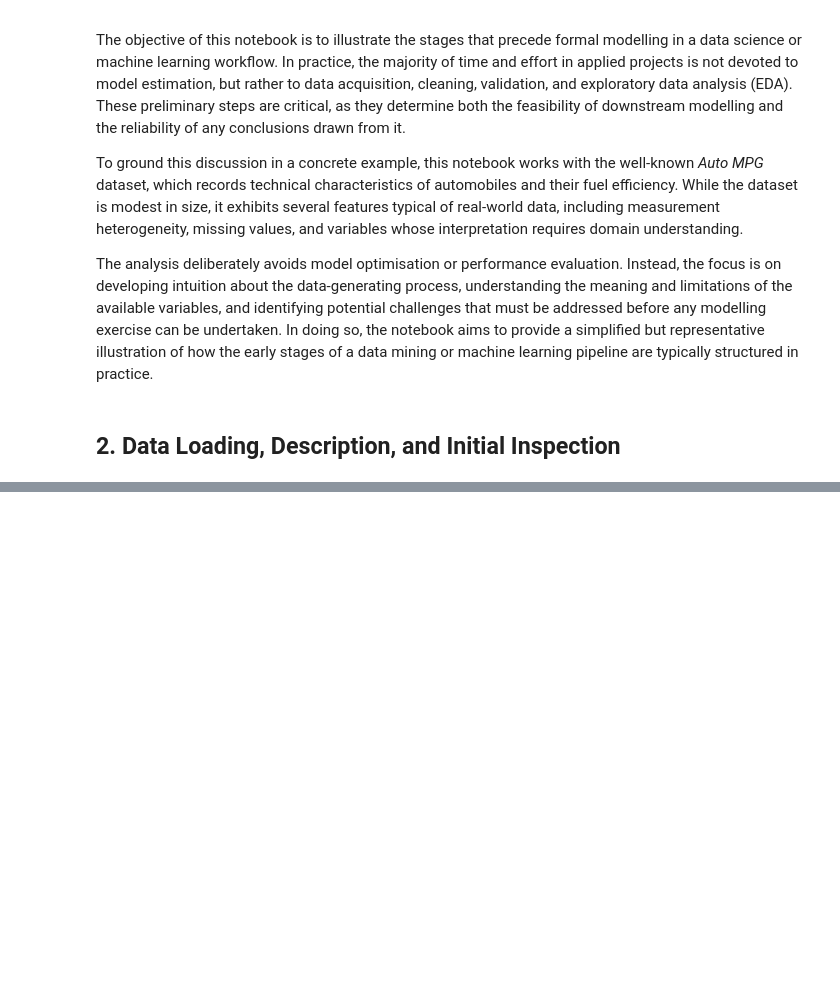
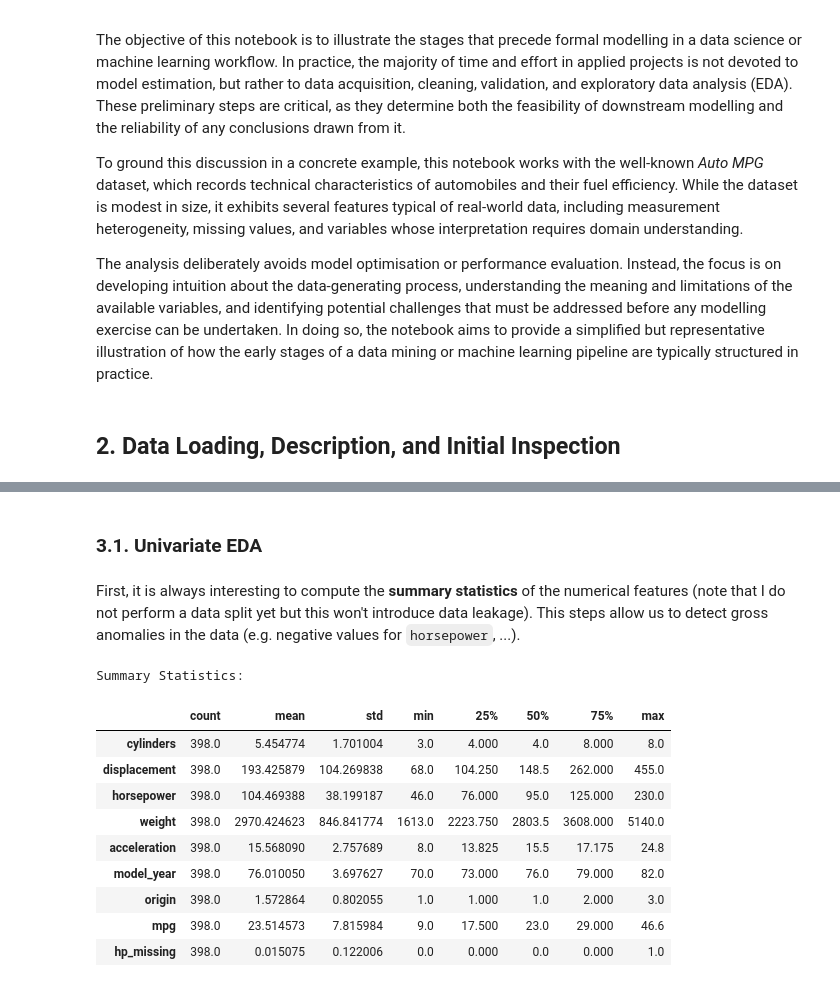
Before and after one commit to YVYX04/Introduction-to-Statistical-Learning, a Jupyter notebook: 01_data_science_fundamentals/02_mini_ml_project.ipynb, the cells around one changed output, grey strips where cells are left out. Drawn from its saved outputs; the diff is of its cells as text; code cells hidden in the pictures; blank space fills up the shorter version.

```diff
--- a/01_data_science_fundamentals/02_mini_ml_project.ipynb
+++ b/01_data_science_fundamentals/02_mini_ml_project.ipynb
@@ -34,0 +44,25 @@ The analysis deliberately avoids model optimisation or performance evaluation. I
+# %%
+# essential libraries for data manipulation and visualization
+import pandas as pd # data manipulation
+import numpy as np # numerical operations
+import matplotlib.pyplot as plt # basic plotting
+import seaborn as sns # for enhanced visualizations
+
+# loading the original auto mpg dataset
+from ucimlrepo import fetch_ucirepo
+
+# fetch dataset
+auto_mpg = fetch_ucirepo(id=9)
+
+# data (as pandas dataframes)
+data = auto_mpg.data.original
+
+# metadata
+print("Dataset Metadata:")
+print(auto_mpg.metadata)
+
+# convert to a single DataFrame for easier manipulation
+data = pd.DataFrame(data)
+
+# display first few rows of the dataset
+data.head()
@@ -34,0 +250,21 @@ The analysis deliberately avoids model optimisation or performance evaluation. I
+# %% [markdown]
+### 3.1. Univariate EDA
+# %% [markdown]
+First, it is always interesting to compute the **summary statistics** of the numerical features (note that I do not perform a data split yet but this won't introduce data leakage). This steps allow us to detect gross anomalies in the data (e.g. negative values for `horsepower`, ...).
+# %%
+# summary statistics of the dataset
+print("\nSummary Statistics:")
+df_sum_stats = data.describe().T # I use .T (transpose) for better readability
+df_sum_stats
+# %% [output]
+Summary Statistics:
+|  | count | mean | std | min | 25% | 50% | 75% | max |
+| cylinders | 398.0 | 5.454774 | 1.701004 | 3.0 | 4.000 | 4.0 | 8.000 | 8.0 |
+| displacement | 398.0 | 193.425879 | 104.269838 | 68.0 | 104.250 | 148.5 | 262.000 | 455.0 |
+| horsepower | 398.0 | 104.469388 | 38.199187 | 46.0 | 76.000 | 95.0 | 125.000 | 230.0 |
+| weight | 398.0 | 2970.424623 | 846.841774 | 1613.0 | 2223.750 | 2803.5 | 3608.000 | 5140.0 |
+| acceleration | 398.0 | 15.568090 | 2.757689 | 8.0 | 13.825 | 15.5 | 17.175 | 24.8 |
+| model_year | 398.0 | 76.010050 | 3.697627 | 70.0 | 73.000 | 76.0 | 79.000 | 82.0 |
+| origin | 398.0 | 1.572864 | 0.802055 | 1.0 | 1.000 | 1.0 | 2.000 | 3.0 |
+| mpg | 398.0 | 23.514573 | 7.815984 | 9.0 | 17.500 | 23.0 | 29.000 | 46.6 |
+| hp_missing | 398.0 | 0.015075 | 0.122006 | 0.0 | 0.000 | 0.0 | 0.000 | 1.0 |
```
Also changed, not shown: parts of 27 cells of this notebook.
